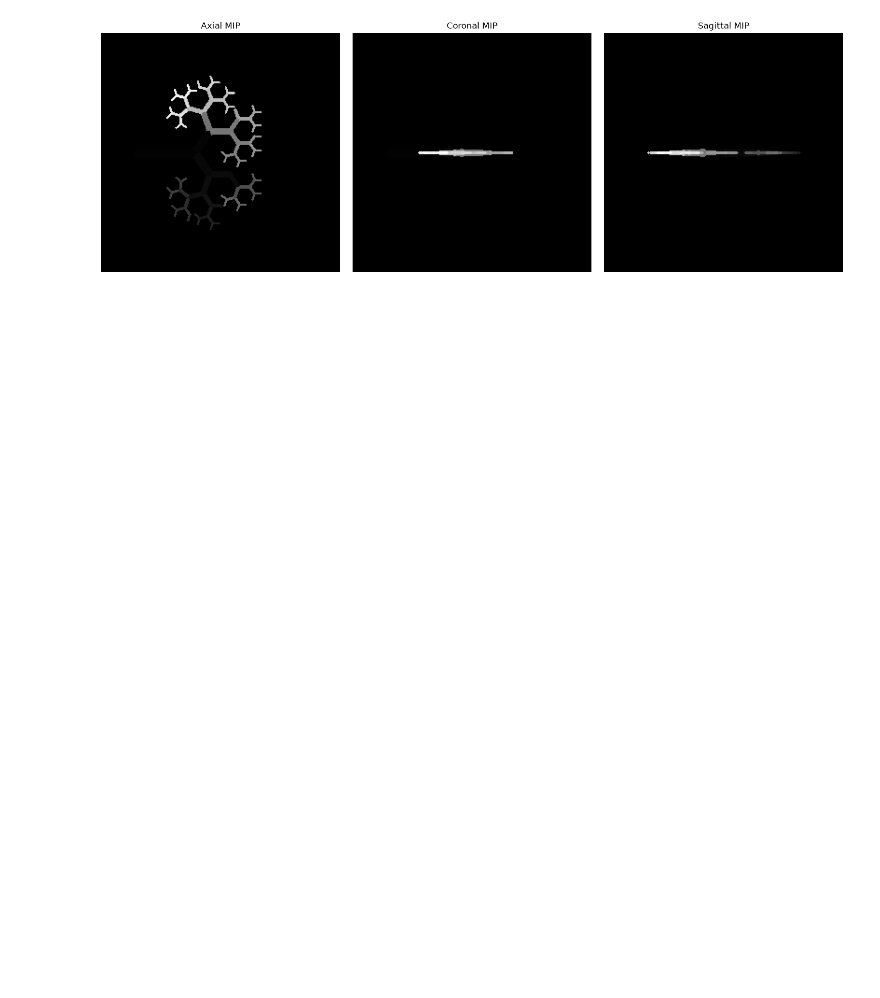
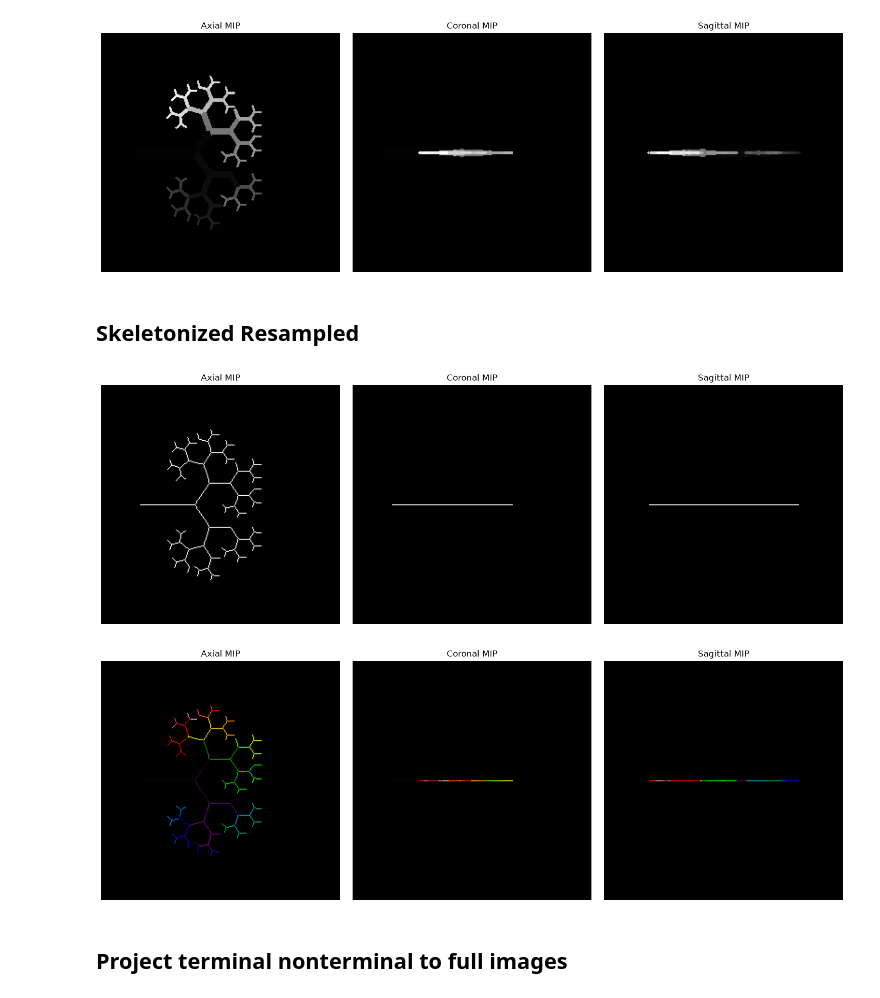
Before and after one commit to JakeKitzmann/PCCTAirwaySegmentationPrototyping, a Jupyter notebook: Prototyping/SyntheticTesting.ipynb, the cells around one changed output. Cells and saved outputs as stored; diff of their text form; code cells hidden in the pictures; blank space fills up the shorter version.

Commit message:
Terminal/Nonterminal

```diff
--- a/Prototyping/SyntheticTesting.ipynb
+++ b/Prototyping/SyntheticTesting.ipynb
@@ -775,7 +779,7 @@ rigidlyAlignAirways.Update()
 transform = rigidlyAlignAirways.GetTransform()
 # %%
 aligned = itk.resample_image_filter(
-    moving_image,
+    moving_airway.to_itk(),
     transform=transform.GetInverseTransform(),
     use_reference_image=True,
     reference_image=fixed_image,
@@ -789,3 +793,23 @@ show_mip(aligned)
 show_mip(moving_image)
 # %% [output]
 [figure]
+# %% [markdown]
+## Skeletonized Resampled
+# %%
+skeletonizeAirwayAligned = SkeletonizeAirwayType.New()
+skeletonizeAirwayAligned.SetInput(aligned)
+skeletonizeAirwayAligned.Update()
+aligned_skeleton = skeletonizeAirwayAligned.GetOutput()
+show_mip(aligned_skeleton)
+
+skeletonLabelingAligned = SkeletonLabelingType.New()
+skeletonLabelingAligned.SetMaskImage(moving_airway.to_itk())
+skeletonLabelingAligned.SetSkeletonImage(aligned_skeleton)
+skeletonLabelingAligned.SetSensitivityMultiplier(1.0)
+skeletonLabelingAligned.Update()
+show_mip(skeletonLabelingAligned.GetBranchLabelsImage(), cmap='nipy_spectral')
+# %% [output]
+[figure, added]
+[figure, added]
+# %% [markdown]
+## Project terminal nonterminal to full images
```
Also changed, not shown: parts of 6 cells of this notebook, 1 other file.
